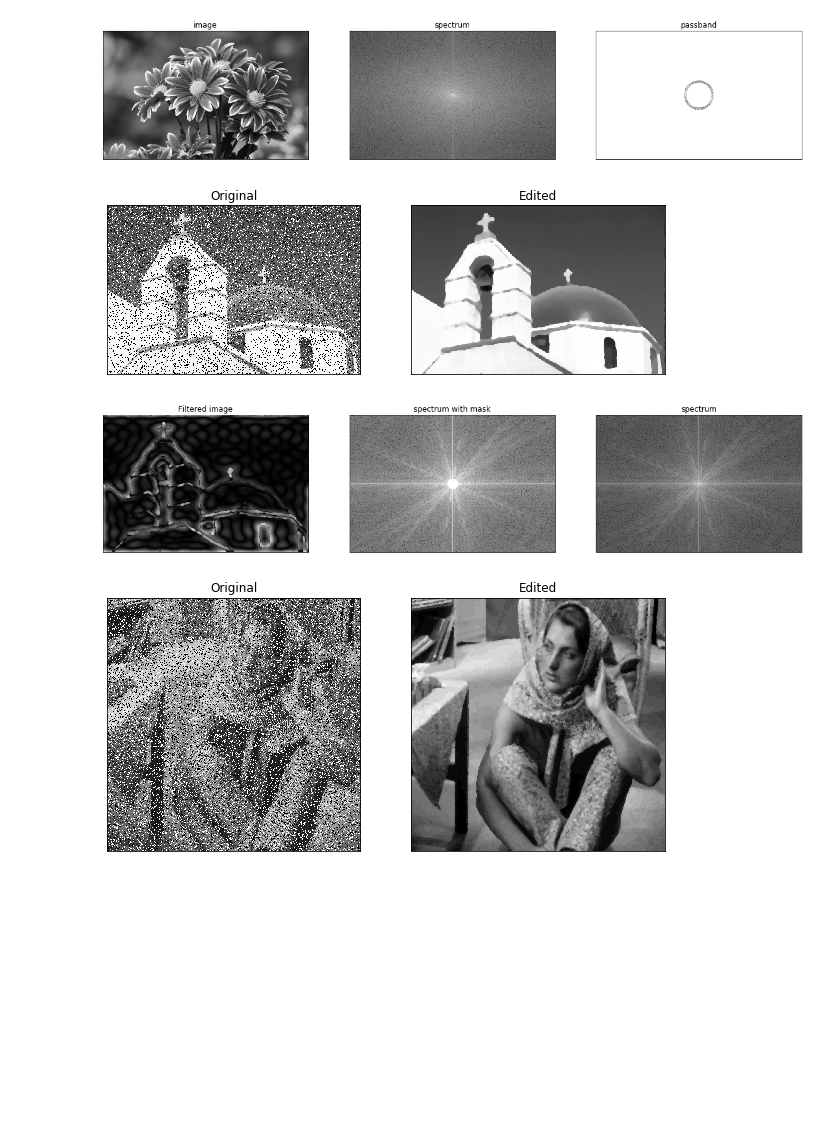
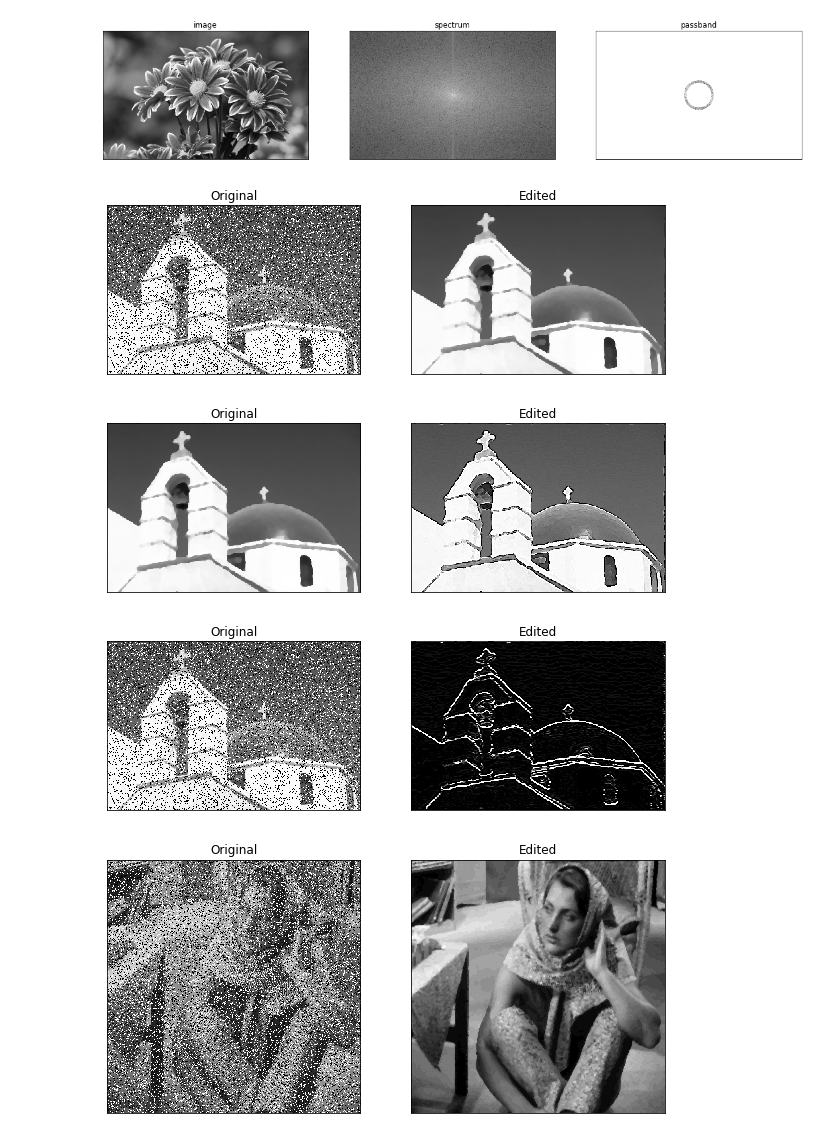
Before and after one commit to asdas6da6sd/practicas, a Jupyter notebook: Parcial2.ipynb, the cells around one changed output. Saved outputs shown, nothing was run; the diff lists cells and outputs as text; code cells hidden in the pictures; blank space fills up the shorter version.

```diff
--- a/Parcial2.ipynb
+++ b/Parcial2.ipynb
@@ -95,44 +97,26 @@ fshift_mask_mag1 = 20*np.log(cv2.magnitude(fshift[:,:,0],fshift[:,:,1]))
 display3(img,magnitude_spectrum,fshift_mask_mag1, "image","spectrum","passband")
 # %% [output]
 [figure]
-# %%
-img = cv2.imread("saltlgle.png",0)
-median = cv2.medianBlur(img,5)
-median1 = cv2.medianBlur(median,5)
-
-display2(img,median1)
-
-
-img_flotante = np.float32(median1)
-dft = cv2.dft(img_flotante,flags = cv2.DFT_COMPLEX_OUTPUT)
-dft_shift = np.fft.fftshift(dft)
-magnitude_spectrum = 20*np.log(cv2.magnitude(dft_shift[:,:,0],dft_shift[:,:,1]))
-fils,cols = img.shape
-centfils,centcols = fils/2,cols/2
-
-##crear mascara centro en unos resto en ceros
-
-mask= np.ones((fils,cols,2),np.uint8)
-r=10
-center = [centfils,centcols]
-x, y = np.ogrid[:fils,:cols]
-
-mask= np.ones((fils,cols,2),np.uint8)
-mask_area = (x-center[0]) ** 2 + (y-center[1]) ** 2 <= r*r
-mask[mask_area]=0
-##mask[np.int32(centfils)-9 : np.int32(centfils)+9,np.int32(centcols)-9 : np.int32(centcols)+9]=0
-
-##aplicar mascara y obtener inversa
-
-fshift = dft_shift*mask
-fshift_mask_mag = 20*np.log(cv2.magnitude(fshift[:,:,0],fshift[:,:,1]))
-f_ishift = np.fft.ifftshift(fshift)
-img_back = cv2.idft(f_ishift)
-img_back = cv2.magnitude(img_back[:,:,0],img_back[:,:,1])
-display3(img_back,fshift_mask_mag,magnitude_spectrum, "Filtered image","spectrum with mask","spectrum")
-# %% [output]
-[figure, removed]
-[figure, removed]
+# %%
+img = cv2.imread("saltlgle.png",0)
+median = cv2.medianBlur(img,5)
+median1 = cv2.medianBlur(median,5)
+
+display2(img,median1)
+
+kernel = np.array([[-1,-1,-1],[-1,9,-1],[-1,-1,-1]])
+sharpened = cv2.filter2D(median1,-1,kernel)
+display2(median1,sharpened)
+
+kernelx = np.array([[-1,-2,-1],
+                    [0, 0 , 0],
+                    [1, 2, 1]])
+diferx = cv2.filter2D(sharpened,-1,kernelx)
+display2(img,diferx)
+# %% [output]
+[figure, added]
+[figure, added]
+[figure, added]
 # %%
 img = cv2.imread("dama.png",0)
 median = cv2.medianBlur(img,3)
```
Also changed, not shown: parts of 1 cell of this notebook.
